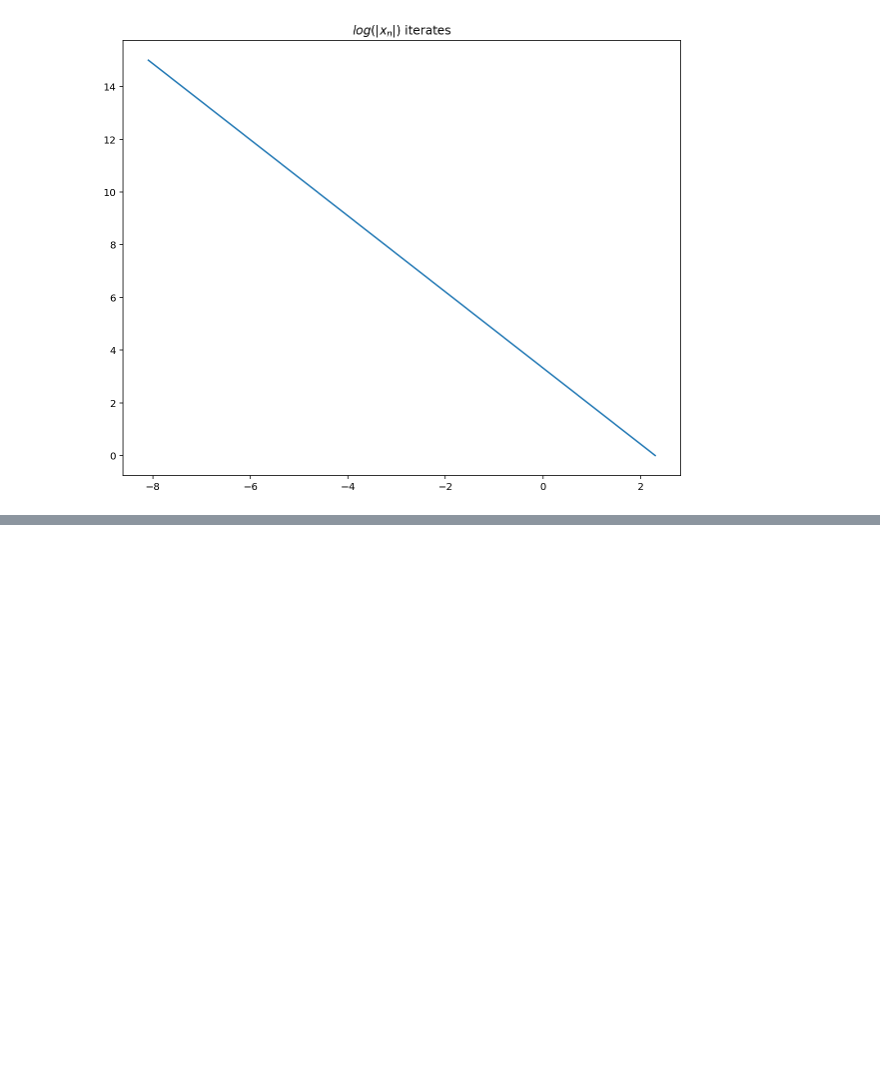
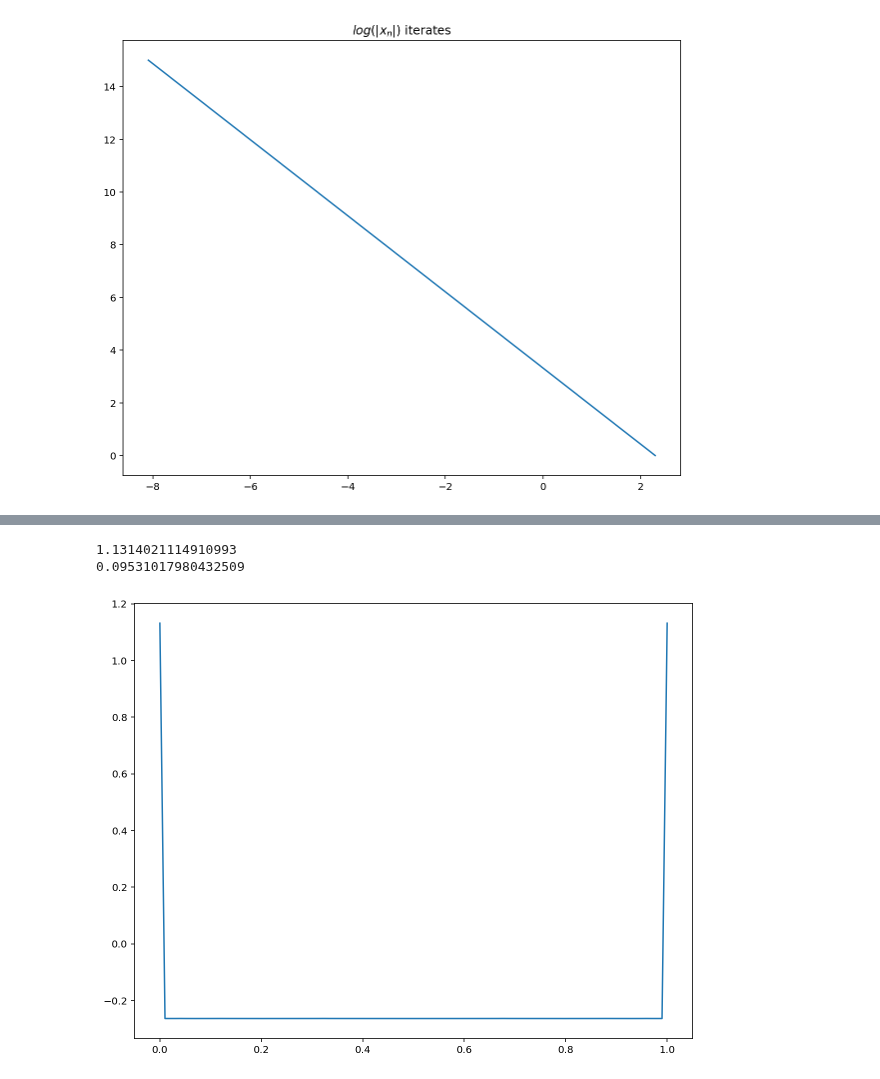
Before and after one commit to themichaelyang/dynsys, a Jupyter notebook: hw-5.ipynb, the cells around one changed output, grey strips where cells are left out. Drawn from its saved outputs; the diff is of its cells as text; code cells hidden in the pictures; blank space fills up the shorter version.

```diff
--- a/hw-5.ipynb
+++ b/hw-5.ipynb
@@ -49,0 +101,19 @@ print(lyapunov_exponent(f, f_deriv, 31/64))
+# %%
+def problem_6():
+    interval = np.linspace(0, 1, 100)
+    fig, ax = plt.subplots(figsize=(10, 8))
+    f1 = lambda x: 3.1 * (x - x**2)
+    f1_deriv = lambda x: 3.1 - (6.2 * x)
+
+    all_exponents = [lyapunov_exponent(f1, f1_deriv, x_i, 10**5) for x_i in interval]
+    ax.plot(interval, all_exponents)
+    fig.show()
+
+    print(lyapunov_exponent(f1, f1_deriv, 0))
+    print(lyapunov_exponent(f1, f1_deriv, (3.1 - 1) / 3.1))
+
+problem_6()
+# %% [output]
+1.1314021114910993
+0.09531017980432509
+[figure, added]
```
Also changed, not shown: parts of 10 cells of this notebook, 1 other file.
